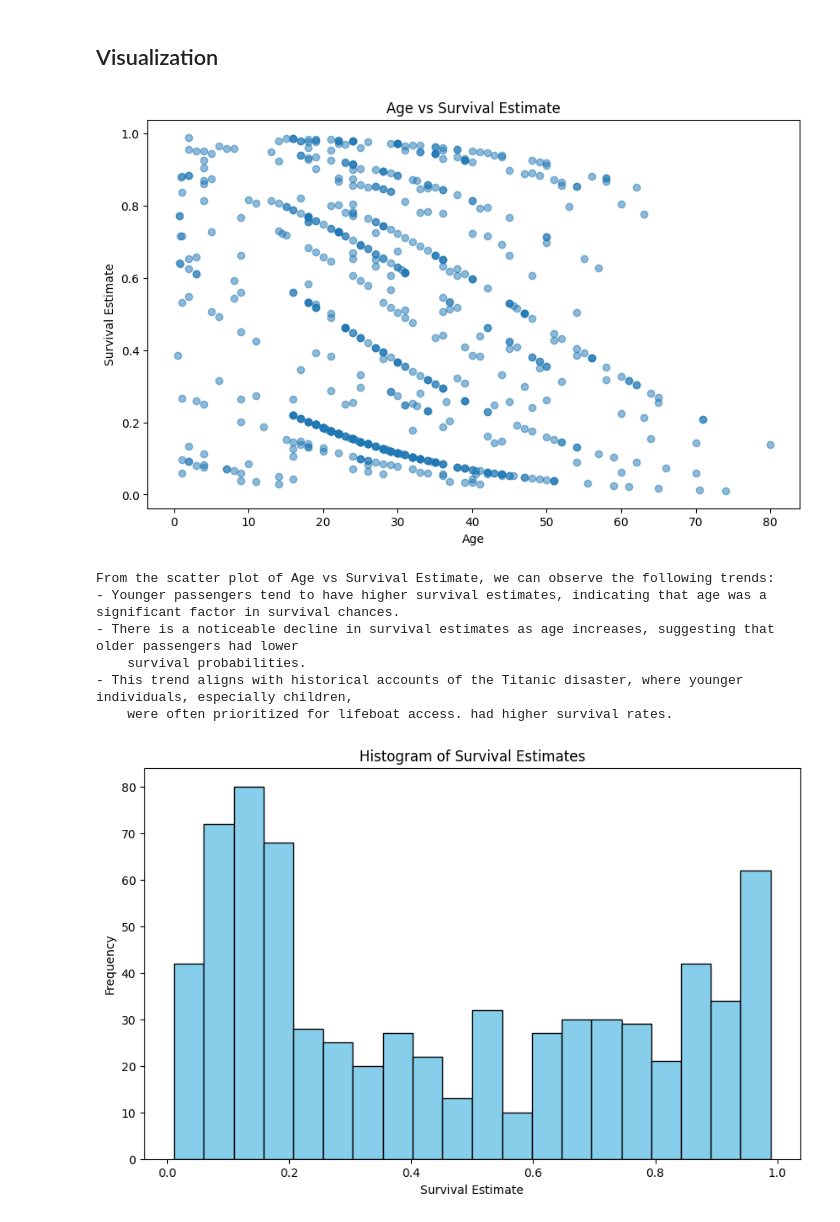
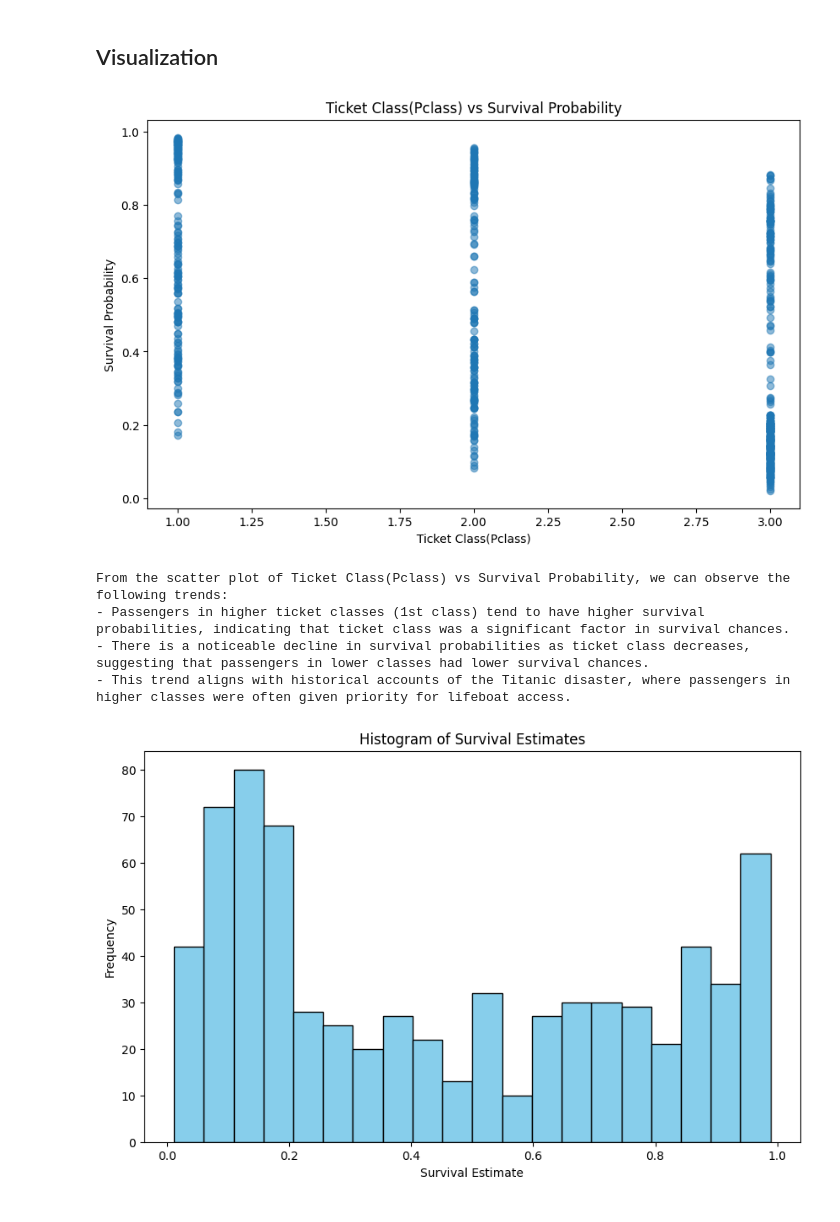
Before and after one commit to 24greyhat/titanic-exploratory-analysis, a Jupyter notebook: nb.ipynb, the cells around one changed output. Saved outputs shown, nothing was run; the diff lists cells and outputs as text; code cells hidden in the pictures.

```diff
--- a/nb.ipynb
+++ b/nb.ipynb
@@ -151,30 +151,26 @@ records.head()
 # %%
 # Scatter plot of Age vs Survival Estimate
 plt.figure(figsize=(10, 6))
-plt.scatter(records['Age'], records['estimates'], alpha=0.5)
-plt.title('Age vs Survival Estimate')
-plt.xlabel('Age')
-plt.ylabel('Survival Estimate')
+plt.scatter(records['Pclass'], records['estimates'], alpha=0.5)
+plt.title('Ticket Class(Pclass) vs Survival Probability')
+plt.xlabel('Ticket Class(Pclass)')
+plt.ylabel('Survival Probability')
 plt.show()
 # %% [output]
-[figure, old version]
+[figure, new version]
 # %%
 # Interpretation
 print("""
-From the scatter plot of Age vs Survival Estimate, we can observe the following trends:
-- Younger passengers tend to have higher survival estimates, indicating that age was a significant factor in survival chances.
-- There is a noticeable decline in survival estimates as age increases, suggesting that older passengers had lower
-    survival probabilities.
-- This trend aligns with historical accounts of the Titanic disaster, where younger individuals, especially children,
-    were often prioritized for lifeboat access. had higher survival rates.
+From the scatter plot of Ticket Class(Pclass) vs Survival Probability, we can observe the following trends:
+- Passengers in higher ticket classes (1st class) tend to have higher survival probabilities, indicating that ticket class was a significant factor in survival chances.
+- There is a noticeable decline in survival probabilities as ticket class decreases, suggesting that passengers in lower classes had lower survival chances.
+- This trend aligns with historical accounts of the Titanic disaster, where passengers in higher classes were often given priority for lifeboat access.
 """)
 # %% [output]
-From the scatter plot of Age vs Survival Estimate, we can observe the following trends:
-- Younger passengers tend to have higher survival estimates, indicating that age was a significant factor in survival chances.
-- There is a noticeable decline in survival estimates as age increases, suggesting that older passengers had lower
-    survival probabilities.
-- This trend aligns with historical accounts of the Titanic disaster, where younger individuals, especially children,
-    were often prioritized for lifeboat access. had higher survival rates.
+From the scatter plot of Ticket Class(Pclass) vs Survival Probability, we can observe the following trends:
+- Passengers in higher ticket classes (1st class) tend to have higher survival probabilities, indicating that ticket class was a significant factor in survival chances.
+- There is a noticeable decline in survival probabilities as ticket class decreases, suggesting that passengers in lower classes had lower survival chances.
+- This trend aligns with historical accounts of the Titanic disaster, where passengers in higher classes were often given priority for lifeboat access.
 # %%
 #Histogram for survival estimates
 plt.figure(figsize=(10, 6))
```
